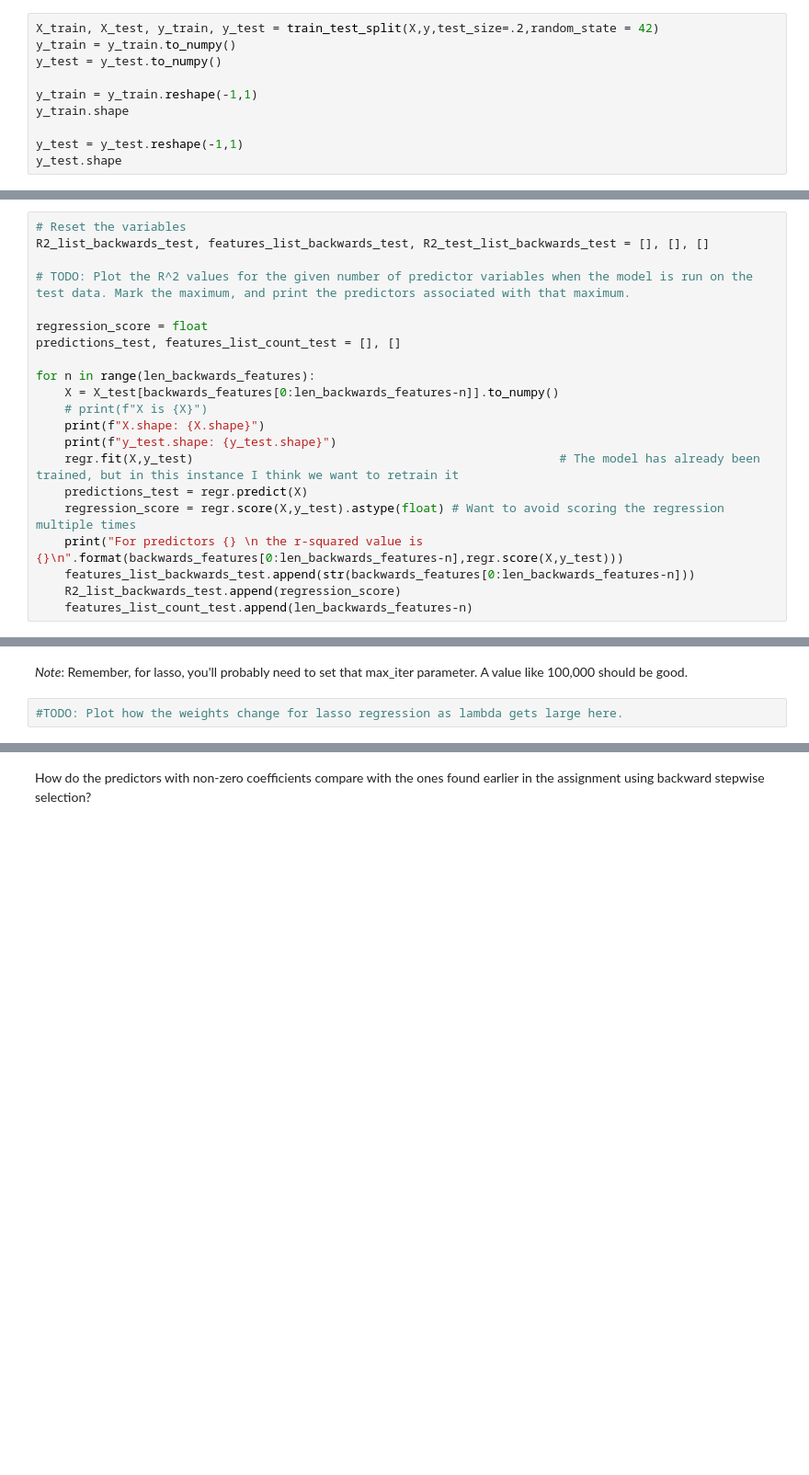
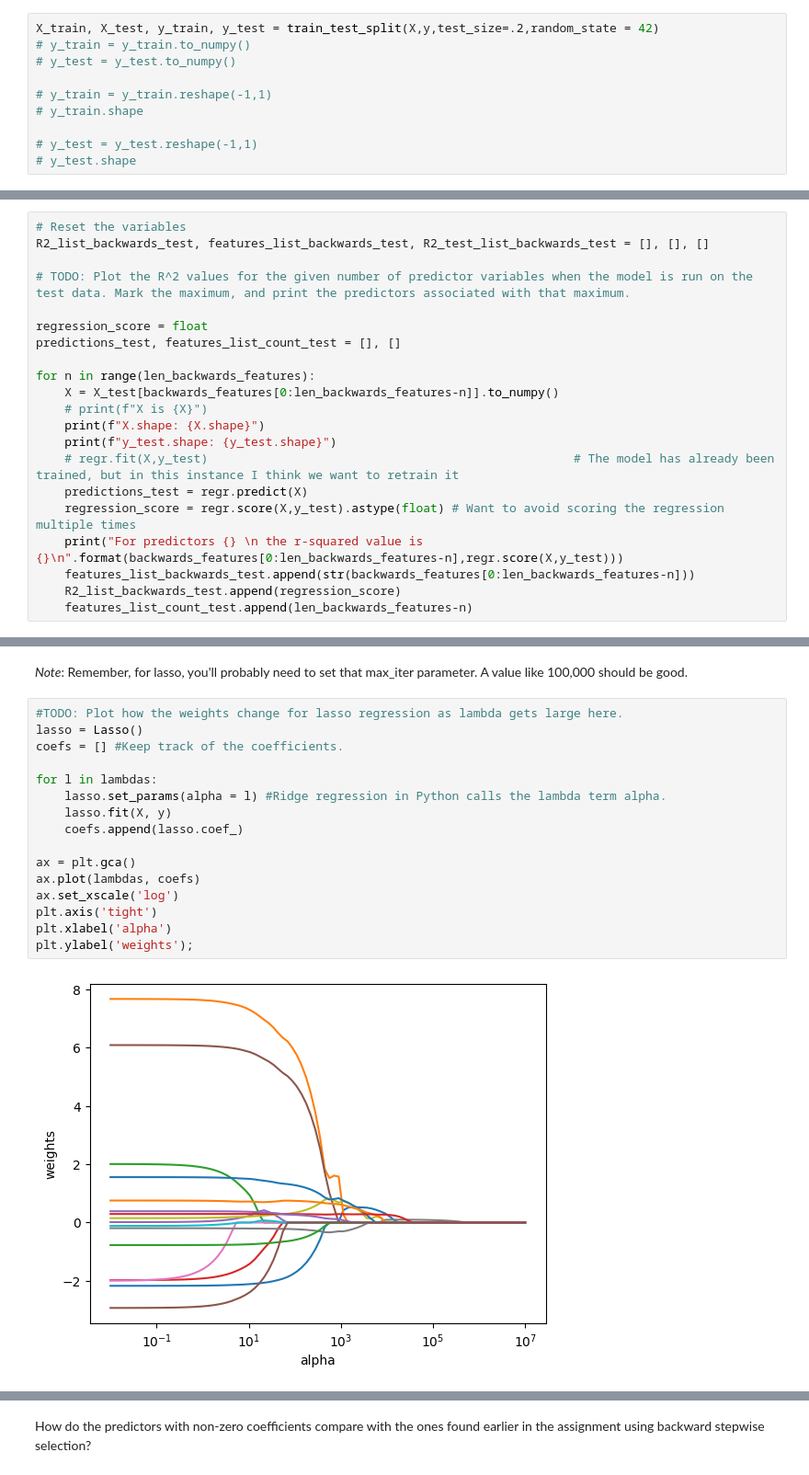
Before and after one commit to robchristiansen13/Learning, a Jupyter notebook: WeberState/CS 6570 (Data Science Algorithms I)/Assignments/CS-6570 Homework 3.ipynb, the cells around one changed output, grey strips where cells are left out. Shown at 92% size. Cells and saved outputs as stored; diff of their text form; blank space fills up the shorter version.

Commit message:
Got Lasso and Ridge working

```diff
--- a/WeberState/CS 6570 (Data Science Algorithms I)/Assignments/CS-6570 Homework 3.ipynb
+++ b/WeberState/CS 6570 (Data Science Algorithms I)/Assignments/CS-6570 Homework 3.ipynb
@@ -91,11 +91,11 @@ X
 Now, for this assignment we're going to create a subset that will be our training data, and a subset that will be our test data. Let's do an 80/20 split:
 # %%
 X_train, X_test, y_train, y_test = train_test_split(X,y,test_size=.2,random_state = 42)
-y_train = y_train.to_numpy()
-y_test = y_test.to_numpy()
+# y_train = y_train.to_numpy()
+# y_test = y_test.to_numpy()
 
-y_train = y_train.reshape(-1,1)
-y_train.shape
+# y_train = y_train.reshape(-1,1)
+# y_train.shape
 
-y_test = y_test.reshape(-1,1)
-y_test.shape
+# y_test = y_test.reshape(-1,1)
+# y_test.shape
@@ -284,7 +242,7 @@ for n in range(len_backwards_features):
     # print(f"X is {X}")
     print(f"X.shape: {X.shape}")
     print(f"y_test.shape: {y_test.shape}")
-    regr.fit(X,y_test)                                                   # The model has already been trained, but in this instance I think we want to retrain it
+    # regr.fit(X,y_test)                                                   # The model has already been trained, but in this instance I think we want to retrain it
     predictions_test = regr.predict(X)
     regression_score = regr.score(X,y_test).astype(float) # Want to avoid scoring the regression multiple times
     print("For predictors {} \n the r-squared value is {}\n".format(backwards_features[0:len_backwards_features-n],regr.score(X,y_test)))
@@ -435,5 +414,21 @@ Specifically, you should:
 *Note*: Remember, for lasso, you'll probably need to set that max_iter parameter. A value like 100,000 should be good.
 # %%
 #TODO: Plot how the weights change for lasso regression as lambda gets large here.
+lasso = Lasso()
+coefs = [] #Keep track of the coefficients.
+
+for l in lambdas:
+    lasso.set_params(alpha = l) #Ridge regression in Python calls the lambda term alpha.
+    lasso.fit(X, y)
+    coefs.append(lasso.coef_)
+
+ax = plt.gca()
+ax.plot(lambdas, coefs)
+ax.set_xscale('log')
+plt.axis('tight')
+plt.xlabel('alpha')
+plt.ylabel('weights');
+# %% [output]
+[figure, added]
 # %%
 #TODO: Calculate the optimal value of lambda, and the corresponding model coefficients, using LOOCV.
```
Also changed, not shown: parts of 15 cells of this notebook.
